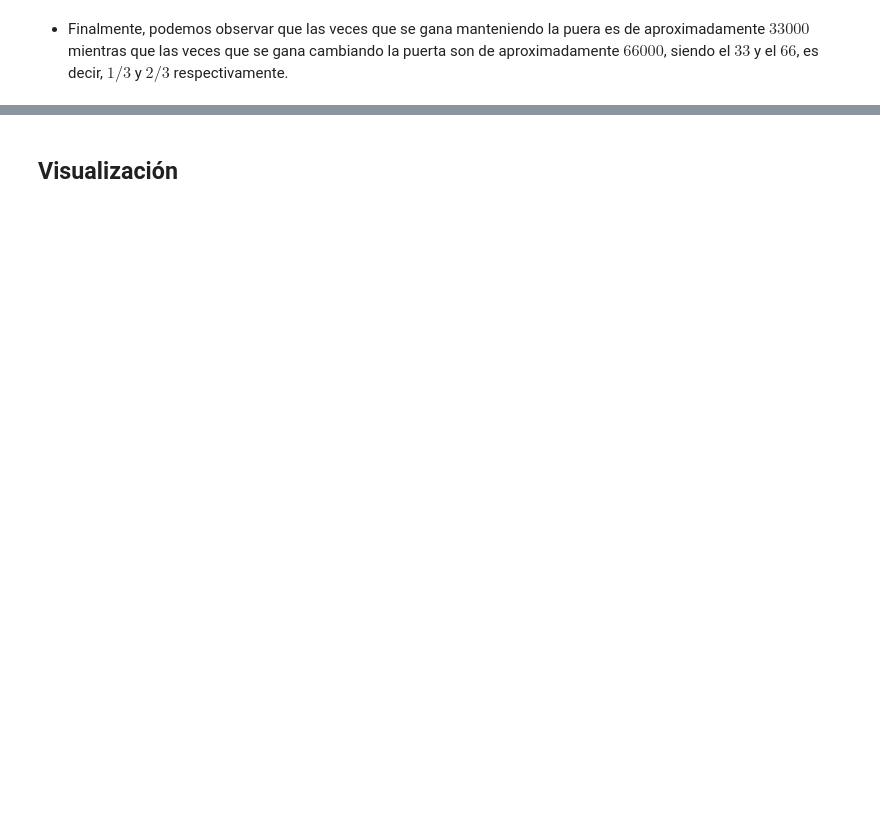
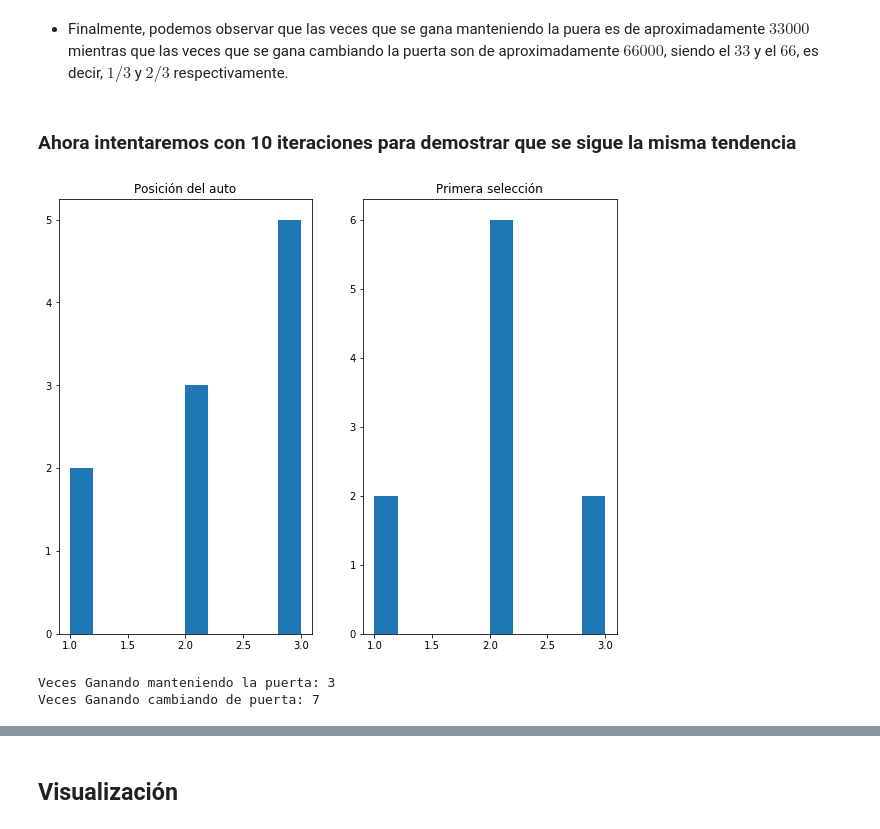
Before and after one commit to luischi1/proyecto_modulo2, a Jupyter notebook: PM2_CovarrubiasL.ipynb, the cells around one changed output, grey strips where cells are left out. Cells and saved outputs as stored; diff of their text form; code cells hidden in the pictures; blank space fills up the shorter version.

```diff
--- a/PM2_CovarrubiasL.ipynb
+++ b/PM2_CovarrubiasL.ipynb
@@ -99,2 +112,62 @@ Veces Ganando cambiando de puerta: 66569
 # %% [markdown]
 - Finalmente, podemos observar que las veces que se gana manteniendo la puera es de aproximadamente $33000$ mientras que las veces que se gana cambiando la puerta son de aproximadamente $66000$, siendo el $33%$ y el $66%$, es decir, $1/3$ y $2/3$ respectivamente.
+# %% [markdown]
+### Ahora intentaremos con 10 iteraciones para demostrar que se sigue la misma tendencia
+# %%
+# Cantidad de iteraciones
+N=10
+
+# La selección del auto se escoge al azar dentro de las opciones
+auto2 = np.random.randint(3, size = N) + 1
+
+# La puerta que primero escogeremos, será seleccionada al azar
+primer_selec2 = np.random.randint(3, size = N) + 1
+
+# Graficar elecciones
+f, ax = plt.subplots(ncols=2, nrows=1, figsize = (10,8))
+ax[0].hist(auto2)
+ax[0].set_title("Posición del auto")
+ax[1].hist(primer_selec2)
+ax[1].set_title("Primera selección")
+plt.show()
+# %% [output]
+[figure, added]
+# %%
+##Contadores
+Gana_mantener2 = 0
+Gana_cambio2 = 0
+
+for i in range(len(auto2)):
+    puertas2 = [1,2,3]
+
+    ##Remover la selección y la posición del auto
+    puertas2.remove(primer_selec2[i])
+    if auto2[i] in puertas2:
+        puertas2.remove(auto2[i])
+
+    ## Si la selección y el auto son la misma puerta, seleccionar al azar una puerta que abrirá el presentador
+    puerta_abierta2 = puertas2[np.random.randint(len(puertas2))]
+
+    ## Las nuevas opciones son todas las anteriores menos la que ya está abierta
+    nuevasop2 = [1,2,3]
+    nuevasop2.remove(puerta_abierta2)
+
+
+
+    ## Cambiar de puerta
+    nuevasop2.remove(primer_selec2[i])
+    cambio_puerta2 = nuevasop2[0]
+
+
+    if  auto2[i] == primer_selec2[i]:
+        Gana_mantener2 = Gana_mantener2 + 1
+
+    if  auto2[i] == cambio_puerta2:
+        Gana_cambio2 = Gana_cambio2 + 1
+
+
+print("Veces Ganando manteniendo la puerta: %d"%(Gana_mantener2))
+print("Veces Ganando cambiando de puerta: %d"%(Gana_cambio2))
+# %% [output]
+Veces Ganando manteniendo la puerta: 3
+Veces Ganando cambiando de puerta: 7
```
Also changed, not shown: parts of 9 cells of this notebook.
